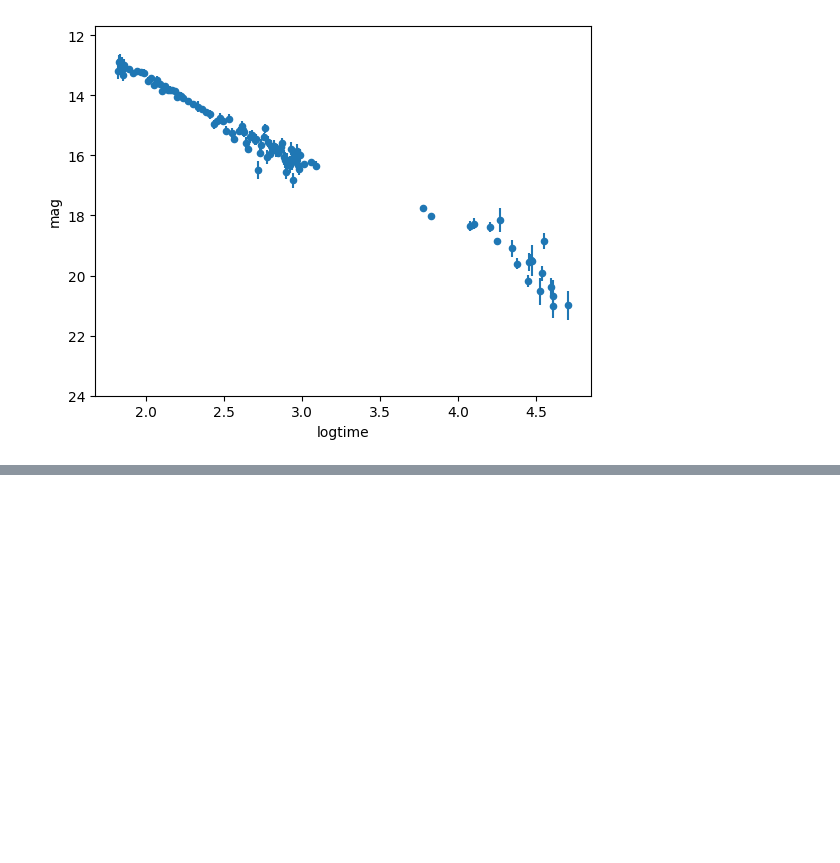
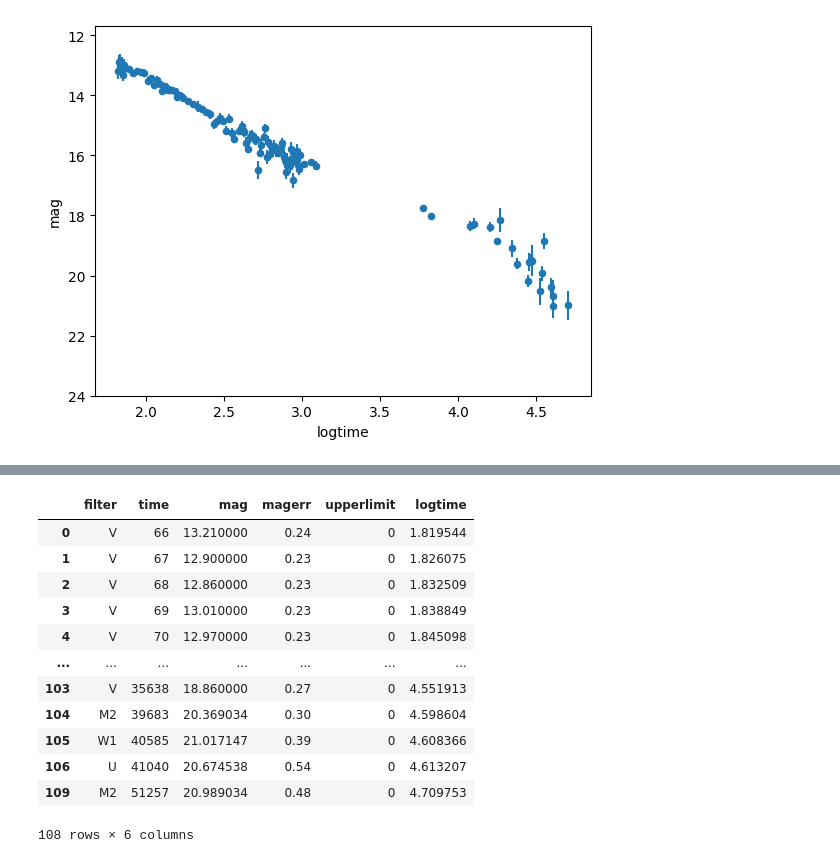
Before and after one commit to talhaMah56/MLTSA25_TMAHMOOD, a Jupyter notebook: labs/lr_grb.ipynb, the cells around one changed output, grey strips where cells are left out. Drawn from its saved outputs; the diff is of its cells as text; code cells hidden in the pictures; blank space fills up the shorter version.

```diff
--- a/labs/a.ipynb
+++ b/labs/lr_grb.ipynb
@@ -57,0 +107,18 @@ ImportError: cannot import name 'linearRegression' from 'sklearn.linear_model' (
+# %%
+grbAG_Nonan = grbAG.dropna()
+grbAG_Nonan
+#(inplace=True) changes the real data frame
+# %% [output]
+|  | filter | time | mag | magerr | upperlimit | logtime |
+| 0 | V | 66 | 13.210000 | 0.24 | 0 | 1.819544 |
+| 1 | V | 67 | 12.900000 | 0.23 | 0 | 1.826075 |
+| 2 | V | 68 | 12.860000 | 0.23 | 0 | 1.832509 |
+| 3 | V | 69 | 13.010000 | 0.23 | 0 | 1.838849 |
+| 4 | V | 70 | 12.970000 | 0.23 | 0 | 1.845098 |
+| ... | ... | ... | ... | ... | ... | ... |
+| 103 | V | 35638 | 18.860000 | 0.27 | 0 | 4.551913 |
+| 104 | M2 | 39683 | 20.369034 | 0.30 | 0 | 4.598604 |
+| 105 | W1 | 40585 | 21.017147 | 0.39 | 0 | 4.608366 |
+| 106 | U | 41040 | 20.674538 | 0.54 | 0 | 4.613207 |
+| 109 | M2 | 51257 | 20.989034 | 0.48 | 0 | 4.709753 |
+108 rows × 6 columns
```
Also changed, not shown: parts of 11 cells of this notebook, 5 other files.
